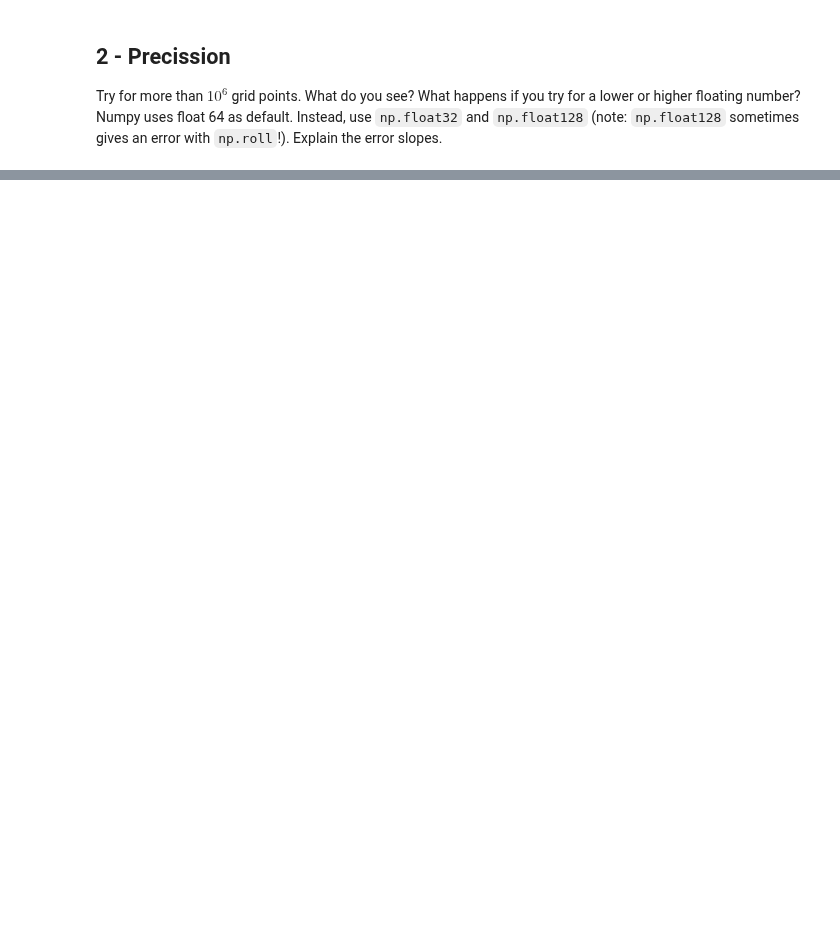
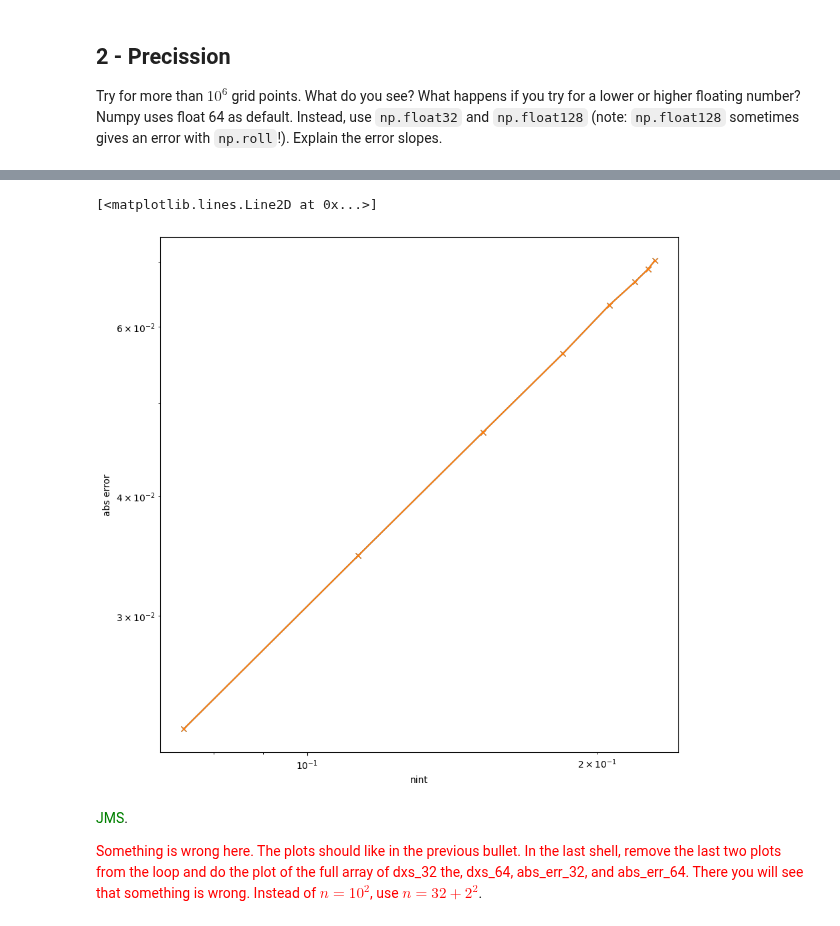
Before and after one commit to christopheblomsen/AST5110, a Jupyter notebook: ex_1b_v1.5.ipynb, the cells around one changed output, grey strips where cells are left out. Cells and saved outputs as stored; diff of their text form; code cells hidden in the pictures; blank space fills up the shorter version.

```diff
--- a/ex_1b_v1.5.ipynb
+++ b/ex_1b_v1.5.ipynb
@@ -172,0 +186,14 @@ plt.legend()
+# %%
+fig = plt.figure(figsize=(10,10))
+plt.ylabel('abs error')
+plt.xlabel("nint")
+
+plt.loglog(dxs_32, abs_err_32, '-x')
+plt.loglog(dxs_64, abs_err_64, '-x')
+# %% [output]
+[<matplotlib.lines.Line2D at 0x...>]
+[figure, added]
+# %% [markdown]
+<span style="color:green">JMS</span>.
+
+<span style="color:red"> Something is wrong here. The plots should like in the previous bullet. In the last shell, remove the last two plots from the loop and do the plot of the full array of dxs_32 the, dxs_64, abs_err_32, and abs_err_64. There you will see that something is wrong. Instead of $n=10^2$, use $n=32+2^2$</span>.
```
Also changed, not shown: parts of 9 cells of this notebook.
